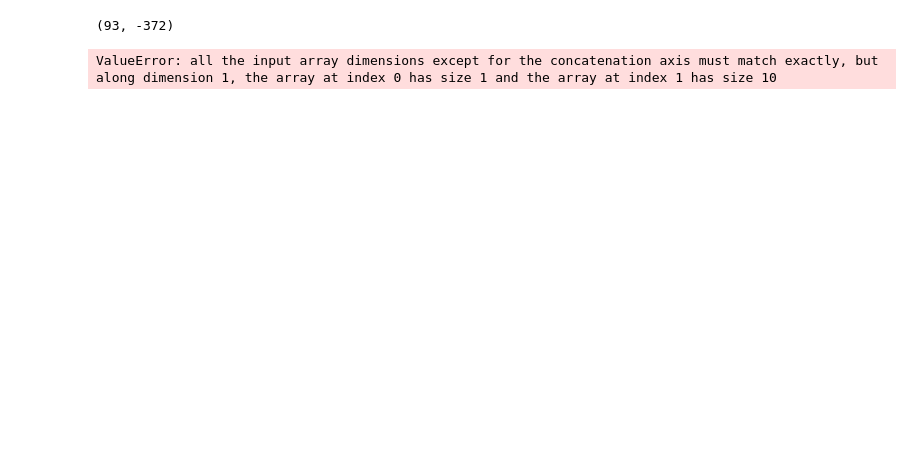
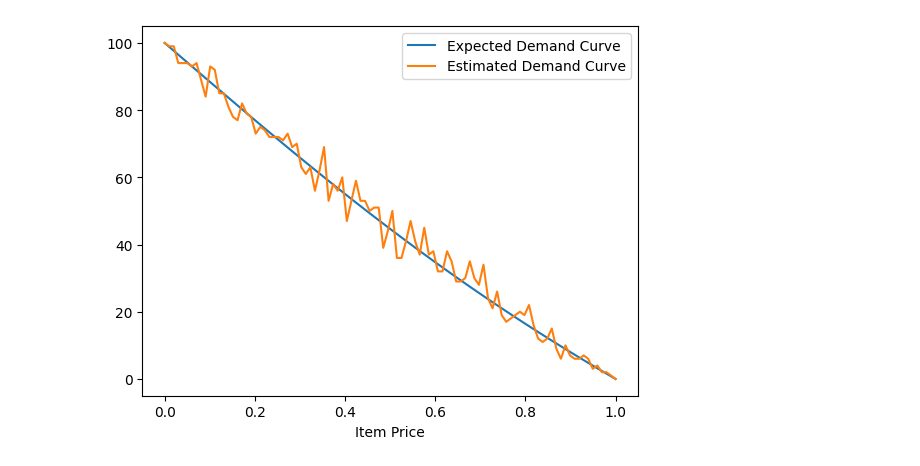
Before and after one commit to manuu1311/OLA-project, a Jupyter notebook: Deliverables/Requirement1/prova.ipynb, the cells around one changed output. Cells and saved outputs as stored; diff of their text form; code cells hidden in the pictures; blank space fills up the shorter version.

Commit message:
tentative solution, need to tweak the agent

```diff
--- a/Deliverables/Requirement1/prova.ipynb
+++ b/Deliverables/Requirement1/prova.ipynb
@@ -8,4 +5,0 @@ env=PricingEnvironment(distr,5)
-# %%
-env.round(1,100)
-# %% [output]
-(93, -372)
@@ -14,12 +6,16 @@ agent=RBFGaussianProcess(scale=1)
-# %%
-n_cust=100
-conversion_probability=lambda p: 1-p/20
-price_range = np.linspace(10,20,100)
-price_samples = 10 + 10 * np.random.sample(size=10).round(2)
-normalized_sales_samples = np.random.binomial(n_cust, conversion_probability(price_samples))/n_cust
-
-agent.fit(price_samples, normalized_sales_samples)
-
-mu, sigma = agent.predict(price_range)
-# %% [output]
-ValueError: all the input array dimensions except for the concatenation axis must match exactly, but along dimension 1, the array at index 0 has size 1 and the array at index 1 has size 10
+# %%
+n_cust=100
+norm_dem_curve=lambda p: 1-(p+np.tanh(p)/np.tanh(1))/2
+# %%
+y=norm_dem_curve
+prices=np.linspace(0,1,100)
+estimated_demand_curve = np.random.binomial(n_cust, norm_dem_curve(prices))
+
+plt.figure()
+plt.plot(prices, n_cust*norm_dem_curve(prices), label='Expected Demand Curve')
+plt.plot(prices, estimated_demand_curve, label='Estimated Demand Curve')
+plt.xlabel('Item Price')
+plt.legend()
+plt.show()
+# %% [output]
+[figure, added]
```
Also changed, not shown: parts of 6 cells of this notebook, 2 other files.
